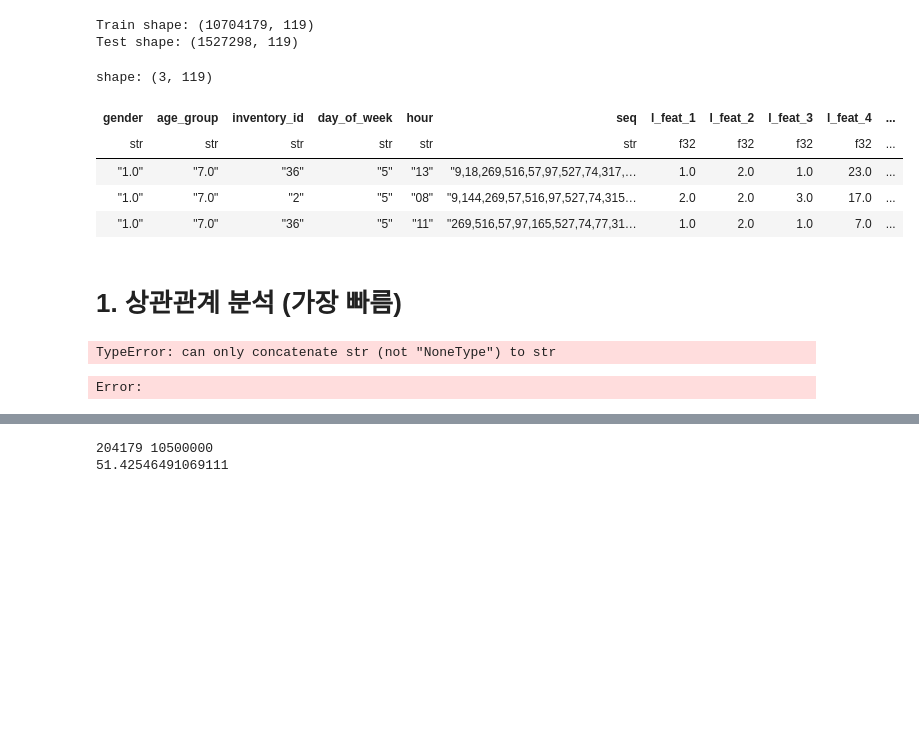
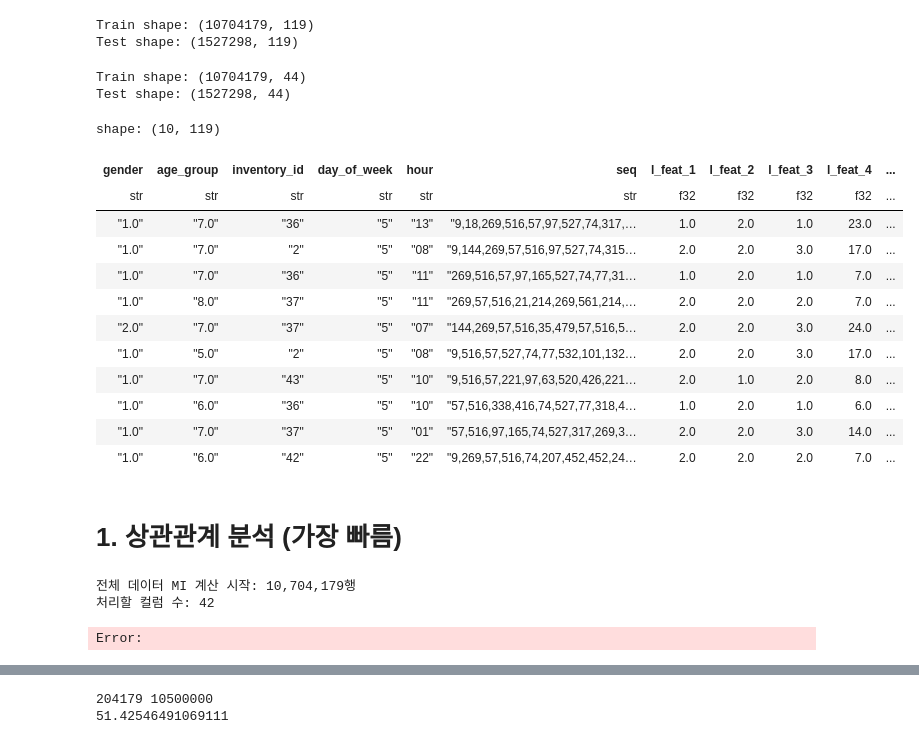
Before and after one commit to nimnusmik/toss-ad-click-prediction, a Jupyter notebook: notebooks/EDA.ipynb, the cells around one changed output, grey strips where cells are left out. Cells and saved outputs as stored; diff of their text form; code cells hidden in the pictures; blank space fills up the shorter version.

```diff
--- a/notebooks/EDA.ipynb
+++ b/notebooks/EDA.ipynb
@@ -79,31 +79,74 @@ print("Test shape:", test.shape)
 # %% [output]
 Train shape: (10704179, 119)
 Test shape: (1527298, 119)
+# %%
+
+all_train = pl.read_parquet("../data/processed/train_processed.parquet")
+test = pl.read_parquet("../data/processed/test_processed.parquet")
+
+print("Train shape:", all_train.shape)
+print("Test shape:", test.shape)
+# %% [output]
+Train shape: (10704179, 44)
+Test shape: (1527298, 44)
 # %%
-all_train.head(3)
+all_train.head(10)
 # %% [output]
-shape: (3, 119)
+shape: (10, 119)
 | gender | age_group | inventory_id | day_of_week | hour | seq | l_feat_1 | l_feat_2 | l_feat_3 | l_feat_4 | ... |
 | str | str | str | str | str | str | f32 | f32 | f32 | f32 | ... |
 | "1.0" | "7.0" | "36" | "5" | "13" | "9,18,269,516,57,97,527,74,317,… | 1.0 | 2.0 | 1.0 | 23.0 | ... |
 | "1.0" | "7.0" | "2" | "5" | "08" | "9,144,269,57,516,97,527,74,315… | 2.0 | 2.0 | 3.0 | 17.0 | ... |
 | "1.0" | "7.0" | "36" | "5" | "11" | "269,516,57,97,165,527,74,77,31… | 1.0 | 2.0 | 1.0 | 7.0 | ... |
+| "1.0" | "8.0" | "37" | "5" | "11" | "269,57,516,21,214,269,561,214,… | 2.0 | 2.0 | 2.0 | 7.0 | ... |
+| "2.0" | "7.0" | "37" | "5" | "07" | "144,269,57,516,35,479,57,516,5… | 2.0 | 2.0 | 3.0 | 24.0 | ... |
+| "1.0" | "5.0" | "2" | "5" | "08" | "9,516,57,527,74,77,532,101,132… | 2.0 | 2.0 | 3.0 | 17.0 | ... |
+| "1.0" | "7.0" | "43" | "5" | "10" | "9,516,57,221,97,63,520,426,221… | 2.0 | 1.0 | 2.0 | 8.0 | ... |
+| "1.0" | "6.0" | "36" | "5" | "10" | "57,516,338,416,74,527,77,318,4… | 1.0 | 2.0 | 1.0 | 6.0 | ... |
+| "1.0" | "7.0" | "37" | "5" | "01" | "57,516,97,165,74,527,317,269,3… | 2.0 | 2.0 | 3.0 | 14.0 | ... |
+| "1.0" | "6.0" | "42" | "5" | "22" | "9,269,57,516,74,207,452,452,24… | 2.0 | 2.0 | 2.0 | 7.0 | ... |
 # %% [markdown]
 # 1. 상관관계 분석 (가장 빠름)
-# %%
-def process_chunks(df, chunk_size=100000):
-    correlations = []
-    for i in range(0, len(df), chunk_size):
-        chunk = df.slice(i, chunk_size)
-        # 각 청크에서 상관관계 계산 후 평균
-        chunk_corr = chunk.select(pl.all().exclude("clicked")).corr()
-        correlations.append(chunk_corr)
-    return correlations
-
-process_chunks(all_train)
-# %% [output]
-TypeError: can only concatenate str (not "NoneType") to str
-Error:
+# %%
+from sklearn.feature_selection import mutual_info_classif
+import pandas as pd
+
+def efficient_full_mi(df, target="clicked", batch_size=50):
+    print(f"전체 데이터 MI 계산 시작: {len(df):,}행")
+
+    numeric_cols = df.select(pl.col(pl.NUMERIC_DTYPES)).columns
+    feature_cols = [col for col in numeric_cols if col != target]
+    print(f"처리할 컬럼 수: {len(feature_cols)}")
+
+    all_mi = []
+
+    for i in range(0, len(feature_cols), batch_size):
+        batch_cols = feature_cols[i:i+batch_size]
+
+        # NaN 처리
+        X_batch = df.select(batch_cols).to_pandas().fillna(0)
+        y = df.select(target).to_pandas().values
+
+        mi_scores = mutual_info_classif(X_batch, y, discrete_features='auto', random_state=42)
+
+        for col, score in zip(batch_cols, mi_scores):
+            all_mi.append({"feature": col, "mutual_info": score})
+
+        print(f"진행률: {min(i+batch_size, len(feature_cols))}/{len(feature_cols)}")
+
+    result_df = pd.DataFrame(all_mi)
+    result_df = result_df.sort_values("mutual_info", ascending=False)
+
+    return result_df
+
+# 적용
+mi_results = efficient_full_mi(all_train)
+print("상위 40개 특성:")
+print(mi_results.head(40))
+# %% [output]
+전체 데이터 MI 계산 시작: 10,704,179행
+처리할 컬럼 수: 42
+Error:
 # %%
 # 상관관계 분석
 import time
```
Also changed, not shown: parts of 4 cells of this notebook, 13 other files.
